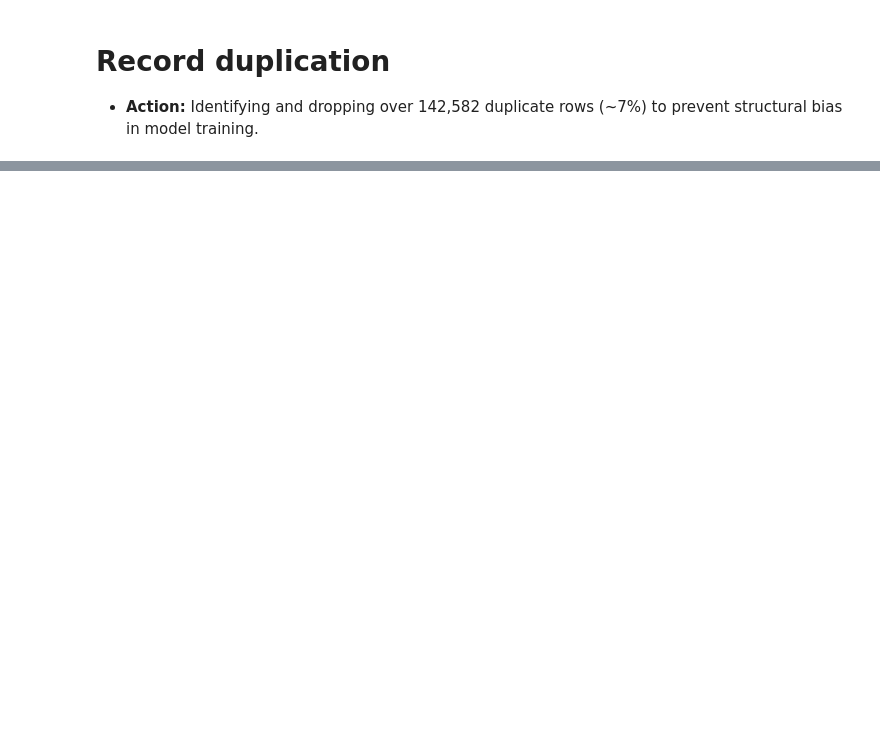
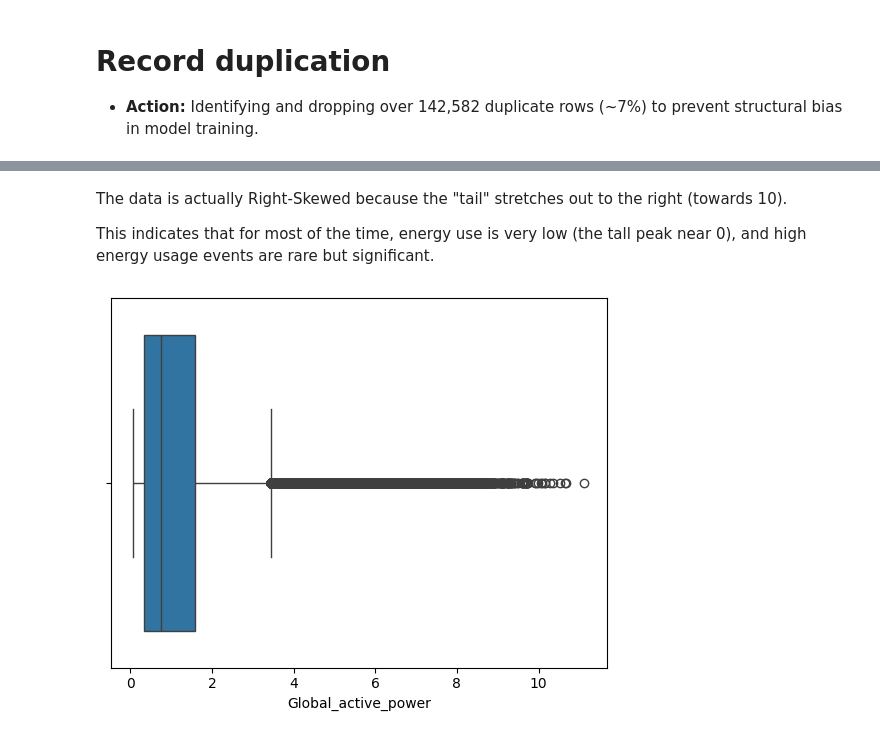
Before and after one commit to shruti-boop/Household-Energy-Consumption-Forecasting, a Jupyter notebook: drive/MyDrive/Colab Notebooks/forecasting.ipynb, the cells around one changed output, grey strips where cells are left out. Cells and saved outputs as stored; diff of their text form; code cells hidden in the pictures; blank space fills up the shorter version.

```diff
--- a/drive/MyDrive/Colab Notebooks/forecasting.ipynb
+++ b/drive/MyDrive/Colab Notebooks/forecasting.ipynb
@@ -225,0 +507,11 @@ df.shape
+# %% [markdown]
+The data is actually Right-Skewed because the "tail" stretches out to the right (towards 10).
+
+This indicates that for most of the time, energy use is very low (the tall peak near 0), and high energy usage events are rare but significant.
+# %%
+# 3. BOXPLOT
+
+sns.boxplot(x=df['Global_active_power'])
+plt.show()
+# %% [output]
+[figure, added]
```
Also changed, not shown: parts of 63 cells of this notebook.
